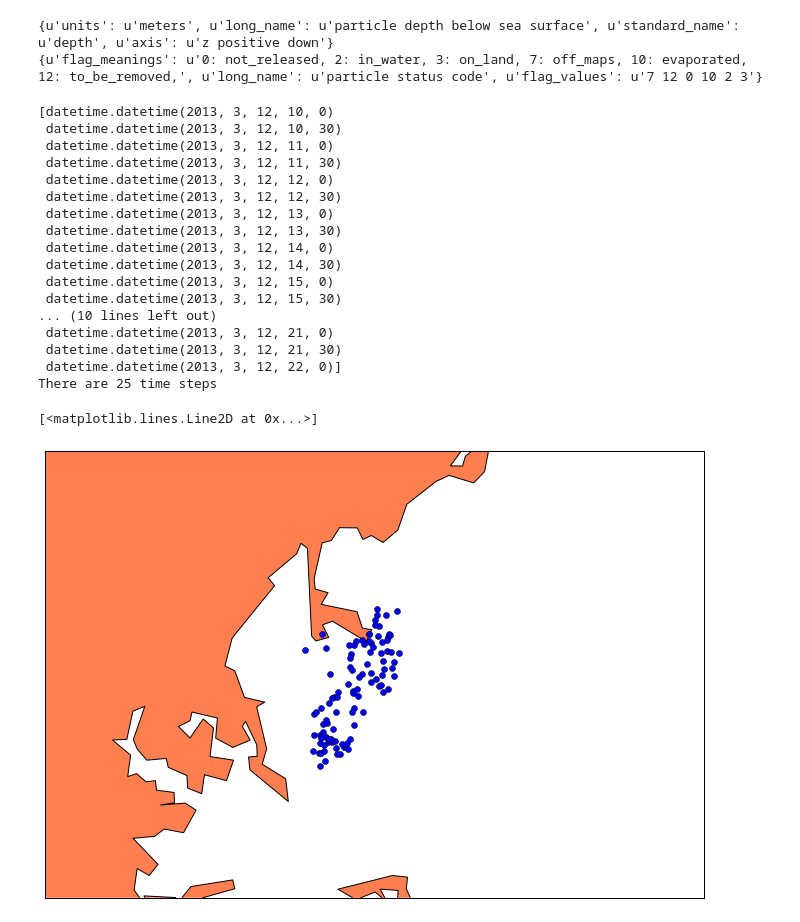
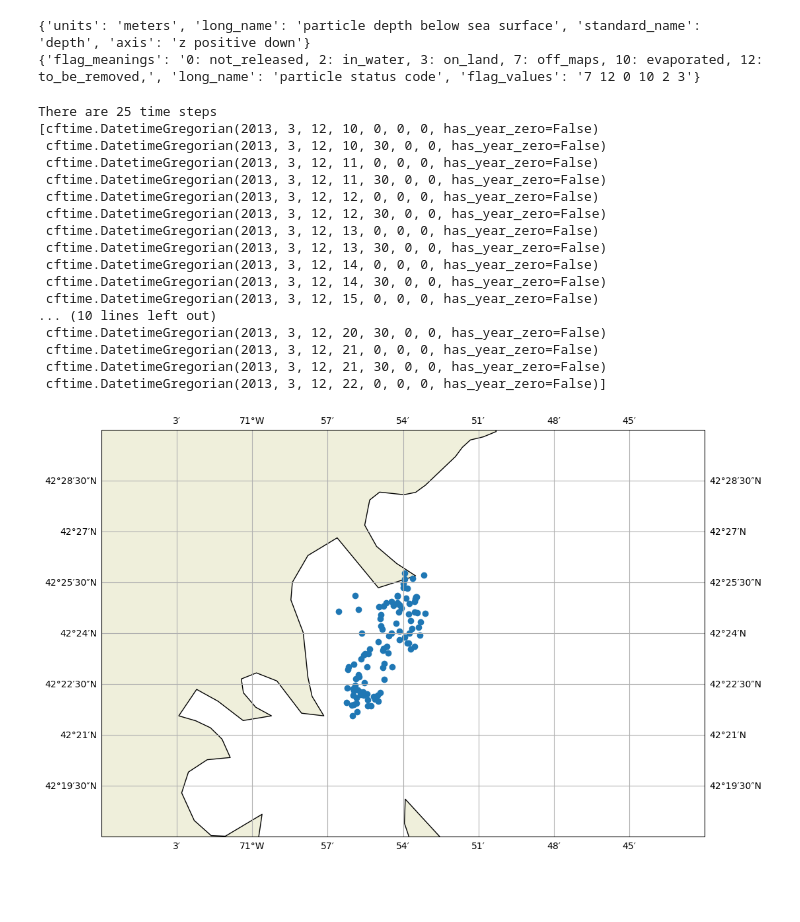
Before and after one commit to NOAA-ORR-ERD/nc_particles, a Jupyter notebook: python_implementation/examples/boston_example.ipynb, the cells around one changed output. Cells and saved outputs as stored; diff of their text form; code cells hidden in the pictures; blank space fills up the shorter version.

```diff
--- a/python_implementation/examples/boston_example.ipynb
+++ b/python_implementation/examples/boston_example.ipynb
@@ -18,53 +30,49 @@ print r.variables
 # %%
 # what are the attributes of some of those variables?
-print r.get_attributes('depth')
-print r.get_attributes('status_codes')
+print(r.get_attributes('depth'))
+print(r.get_attributes('status_codes'))
 # %% [output]
-{u'units': u'meters', u'long_name': u'particle depth below sea surface', u'standard_name': u'depth', u'axis': u'z positive down'}
-{u'flag_meanings': u'0: not_released, 2: in_water, 3: on_land, 7: off_maps, 10: evaporated, 12: to_be_removed,', u'long_name': u'particle status code', u'flag_values': u'7 12 0 10 2 3'}
+{'units': 'meters', 'long_name': 'particle depth below sea surface', 'standard_name': 'depth', 'axis': 'z positive down'}
+{'flag_meanings': '0: not_released, 2: in_water, 3: on_land, 7: off_maps, 10: evaporated, 12: to_be_removed,', 'long_name': 'particle status code', 'flag_values': '7 12 0 10 2 3'}
 # %%
 # what times have we got?
-print r.times
-print"There are {} time steps".format(len(r.times))
+print(f"There are {len(r.times)} time steps")
+print(r.times)
 # %% [output]
-[datetime.datetime(2013, 3, 12, 10, 0)
- datetime.datetime(2013, 3, 12, 10, 30)
- datetime.datetime(2013, 3, 12, 11, 0)
- datetime.datetime(2013, 3, 12, 11, 30)
- datetime.datetime(2013, 3, 12, 12, 0)
- datetime.datetime(2013, 3, 12, 12, 30)
- datetime.datetime(2013, 3, 12, 13, 0)
- datetime.datetime(2013, 3, 12, 13, 30)
- datetime.datetime(2013, 3, 12, 14, 0)
- datetime.datetime(2013, 3, 12, 14, 30)
- datetime.datetime(2013, 3, 12, 15, 0)
- datetime.datetime(2013, 3, 12, 15, 30)
+There are 25 time steps
+[cftime.DatetimeGregorian(2013, 3, 12, 10, 0, 0, 0, has_year_zero=False)
+ cftime.DatetimeGregorian(2013, 3, 12, 10, 30, 0, 0, has_year_zero=False)
+ cftime.DatetimeGregorian(2013, 3, 12, 11, 0, 0, 0, has_year_zero=False)
+ cftime.DatetimeGregorian(2013, 3, 12, 11, 30, 0, 0, has_year_zero=False)
+ cftime.DatetimeGregorian(2013, 3, 12, 12, 0, 0, 0, has_year_zero=False)
+ cftime.DatetimeGregorian(2013, 3, 12, 12, 30, 0, 0, has_year_zero=False)
+ cftime.DatetimeGregorian(2013, 3, 12, 13, 0, 0, 0, has_year_zero=False)
+ cftime.DatetimeGregorian(2013, 3, 12, 13, 30, 0, 0, has_year_zero=False)
+ cftime.DatetimeGregorian(2013, 3, 12, 14, 0, 0, 0, has_year_zero=False)
+ cftime.DatetimeGregorian(2013, 3, 12, 14, 30, 0, 0, has_year_zero=False)
+ cftime.DatetimeGregorian(2013, 3, 12, 15, 0, 0, 0, has_year_zero=False)
 ... (10 lines left out)
- datetime.datetime(2013, 3, 12, 21, 0)
- datetime.datetime(2013, 3, 12, 21, 30)
- datetime.datetime(2013, 3, 12, 22, 0)]
-There are 25 time steps
+ cftime.DatetimeGregorian(2013, 3, 12, 20, 30, 0, 0, has_year_zero=False)
+ cftime.DatetimeGregorian(2013, 3, 12, 21, 0, 0, 0, has_year_zero=False)
+ cftime.DatetimeGregorian(2013, 3, 12, 21, 30, 0, 0, has_year_zero=False)
+ cftime.DatetimeGregorian(2013, 3, 12, 22, 0, 0, 0, has_year_zero=False)]
 # %%
 # get the positions of the particles at last time step
 # %%
 positions = r.get_timestep(24)
-# %%
-# plot them on a basemap
-from mpl_toolkits.basemap import Basemap
-m = Basemap(projection='merc',
-            llcrnrlat=42.3,
-            urcrnrlat=42.5,
-            llcrnrlon=-71.1,
-            urcrnrlon=-70.7,
-            lat_ts=42,
-            resolution='h', #NoteL not good resolution, but 'f' takes way too long!
-           )
-_ = m.drawcoastlines()
-_ = m.fillcontinents(color='coral',lake_color='aqua')
-m.plot(positions['longitude'], positions['latitude'], 'o', latlon=True)
-# %% [output]
-[<matplotlib.lines.Line2D at 0x...>]
-[figure, removed]
+# %%
+ax = plt.axes(projection=ccrs.Mercator())
+ax.set_extent((-71.1, -70.7, 42.3, 42.5),)
+ax.add_feature(cartopy.feature.LAND)
+ax.coastlines(resolution='10m')
+
+ax.plot(positions['longitude'], positions['latitude'], 'o', transform=ccrs.PlateCarree())  # PlateCarree is lon,lat, essentially.
+
+ax.gridlines(draw_labels=True, dms=True, x_inline=False, y_inline=False)
+
+plt.show()
+# %% [output]
+[figure, added]
 # %%
 # plot the path of a particular particle
 trajectory = r.get_individual_trajectory(15)
```
Also changed, not shown: parts of 5 cells of this notebook, 2 other files.
